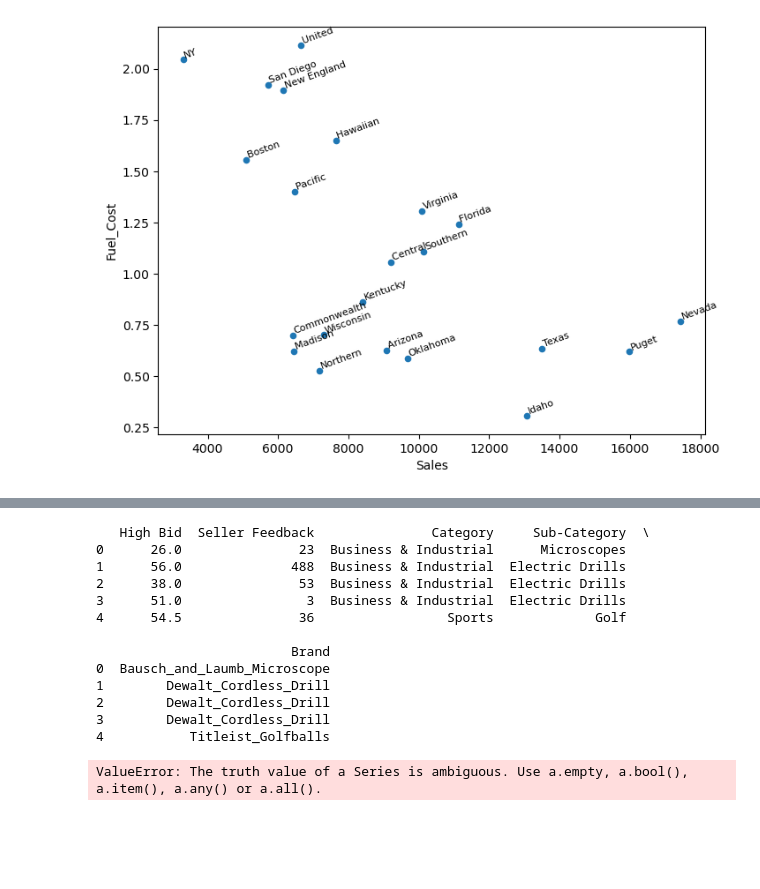
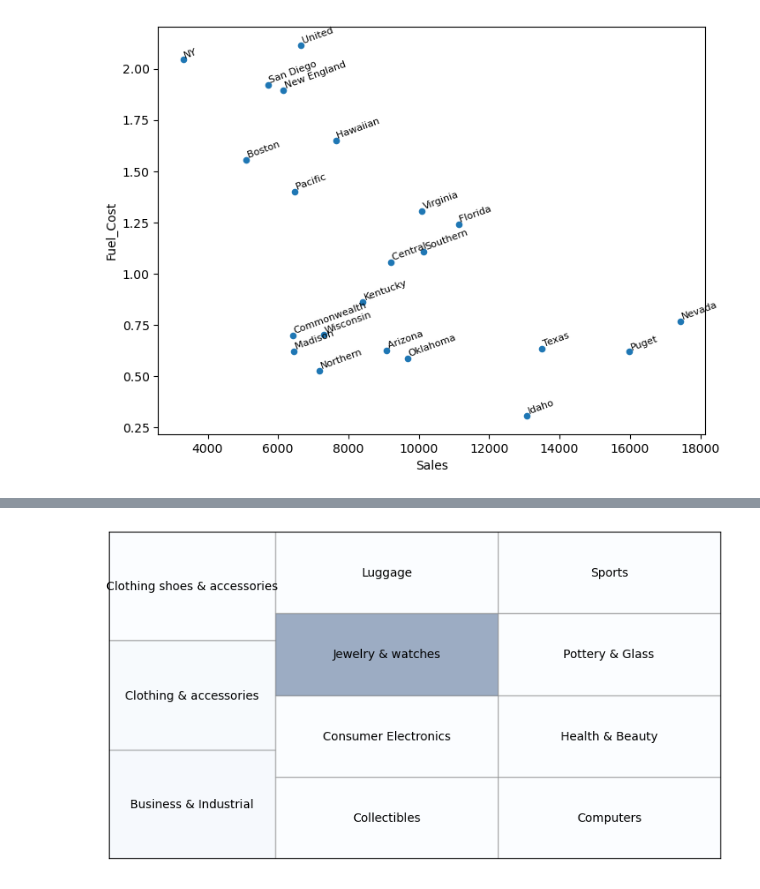
Before and after one commit to saketmathursg/personal_projects, a Jupyter notebook: dmba data/Learning_Project.ipynb, the cells around one changed output, grey strips where cells are left out. Saved outputs shown, nothing was run; the diff lists cells and outputs as text; code cells hidden in the pictures; blank space fills up the shorter version.

```diff
--- a/dmba data/Learning_Project.ipynb
+++ b/dmba data/Learning_Project.ipynb
@@ -184,39 +204,32 @@ nx.draw_networkx(G, pos=pos, with_labels=False,edge_color='gray',
 # %%
 import squarify
 import matplotlib.pyplot as plt
 import matplotlib
 eBayTreemaap = pd.read_csv('eBayTreemap.csv')
 grouped=[]
 
-print(eBayTreemaap.head())
 for category, df in eBayTreemaap.groupby(['Category']):
+    negativeFeedback =  sum(df['Seller Feedback']<0)/len(df)
     grouped.append({
         'category': category,
-        'negativeFeedback': eBayTreemaap['Seller Feedback'],
+        'negativeFeedback': negativeFeedback,
         'averageBid': eBayTreemaap['High Bid'].mean(),
         'value': eBayTreemaap['High Bid'].sum()
     })
 byCategory = pd.DataFrame(grouped)
 
 norm=matplotlib.colors.Normalize(vmin=byCategory['negativeFeedback'].min(), vmax=byCategory['negativeFeedback'].max())
 
-colors=[plt.cm.Blues(norm(value)) for value in byCategory['Seller Feedback']]
+colors=[plt.cm.Blues(norm(value)) for value in byCategory['negativeFeedback']]
 fig, ax = plt.subplots()
 fig.set_size_inches(9,5)
 
-squarify.plot(label=byCategory['category'],sizes=byCategory['averageBid'],color=colors,alpha=0.,ax=ax)
+squarify.plot(label=byCategory['category'],sizes=byCategory['averageBid'],color=colors,alpha=0.4,ax=ax,edgecolor='grey')
+
+ax.get_xaxis().set_ticks([])
+ax.get_yaxis().set_ticks([])
+
+plt.subplots_adjust(left=0.1)
+plt.show()
 # %% [output]
-   High Bid  Seller Feedback               Category     Sub-Category  \
-0      26.0               23  Business & Industrial      Microscopes
-1      56.0              488  Business & Industrial  Electric Drills
-2      38.0               53  Business & Industrial  Electric Drills
-3      51.0                3  Business & Industrial  Electric Drills
-4      54.5               36                 Sports             Golf
-
-                         Brand
-0  Bausch_and_Laumb_Microscope
-1        Dewalt_Cordless_Drill
-2        Dewalt_Cordless_Drill
-3        Dewalt_Cordless_Drill
-4           Titleist_Golfballs
-ValueError: The truth value of a Series is ambiguous. Use a.empty, a.bool(), a.item(), a.any() or a.all().
+[figure, added]
```
Also changed, not shown: parts of 9 cells of this notebook, 3 other files.
